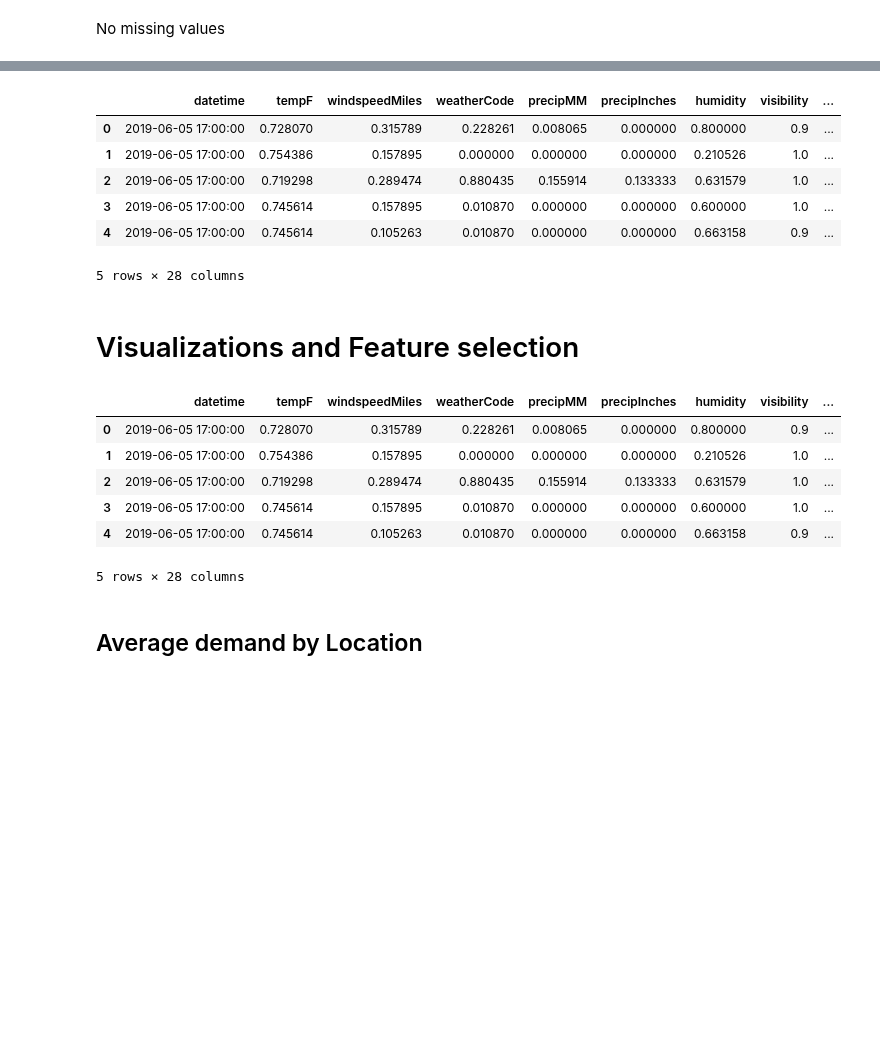
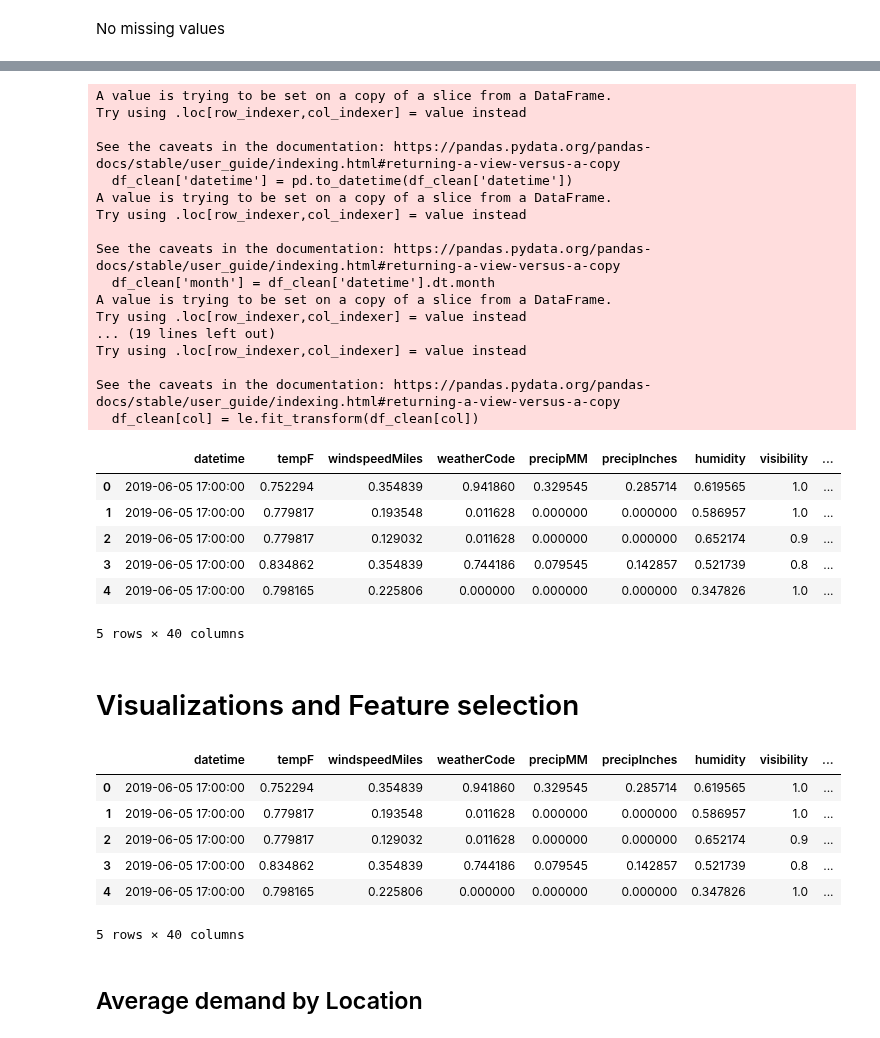
Before and after one commit to MLOPS-IE7374-Fall2024-G9/mlops-project, a Jupyter notebook: experiments/data_exp.ipynb, the cells around one changed output, grey strips where cells are left out. Saved outputs shown, nothing was run; the diff lists cells and outputs as text; code cells hidden in the pictures; blank space fills up the shorter version.

```diff
--- a/experiments/data_exp.ipynb
+++ b/experiments/data_exp.ipynb
@@ -11,0 +17,2 @@ df = pd.read_csv(r"C:\Users\misja\OneDrive\Desktop\JAHNAVI\NEU\MLOpsProject\mlop
+# %%
+df_all = pd.read_csv(file_path)
@@ -12 +39,3 @@ df = pd.read_csv(r"C:\Users\misja\OneDrive\Desktop\JAHNAVI\NEU\MLOpsProject\mlop
+# %%
+df = df_all[df_all['datetime'] < '2020-12-31T23']
 # %%
@@ -137,0 +273,6 @@ Normalization and Label Encoding
+# %%
+# Drop rows with any NaN values in the DataFrame
+df_clean = df.dropna()
+
+# Check the DataFrame after removing rows with NaN values
+(df_clean.info())
@@ -137,0 +297,6 @@ Normalization and Label Encoding
+# %%
+# Reset the index to convert the 'datetime' index back to a normal column
+df_clean.reset_index(inplace=True)
+
+# Verify that 'datetime' is now a normal column
+(df_clean.head())
@@ -138,58 +311,75 @@ Normalization and Label Encoding
 # %%
 import pandas as pd
 from sklearn.preprocessing import MinMaxScaler, LabelEncoder
 
 # Step 1: Extract the month from the 'datetime' column
-df['datetime'] = pd.to_datetime(df['datetime'])
-df['month'] = df['datetime'].dt.month
+df_clean['datetime'] = pd.to_datetime(df_clean['datetime'])
+df_clean['month'] = df_clean['datetime'].dt.month
 
 # Step 2: Normalize only numerical columns (int64 and float64)
 
 # Select only the proper numerical columns (exclude 'object' type)
-numerical_columns = df.select_dtypes(include=['int64', 'float64']).columns
+numerical_columns = df_clean.select_dtypes(include=['int64', 'float64']).columns
 
 # Initialize the MinMaxScaler
 scaler = MinMaxScaler()
 
 # Apply MinMax scaling to the numerical columns
-df[numerical_columns] = scaler.fit_transform(df[numerical_columns])
+df_clean[numerical_columns] = scaler.fit_transform(df_clean[numerical_columns])
 
 # Step 3: Convert object columns to strings and label encode them
 
 # Select categorical columns (object type)
-categorical_columns = df.select_dtypes(include=['object']).columns
+categorical_columns = df_clean.select_dtypes(include=['object']).columns
 
 # Ensure uniform data type by converting all categorical values to strings
-df[categorical_columns] = df[categorical_columns].astype(str)
+df_clean[categorical_columns] = df_clean[categorical_columns].astype(str)
 
 # Apply label encoding to each categorical column
 le = LabelEncoder()
 
 for col in categorical_columns:
-    df[col] = le.fit_transform(df[col])
+    df_clean[col] = le.fit_transform(df_clean[col])
 
 # Step 4: Check the DataFrame
-df.head()
+df_clean.head()
 # %% [output]
+A value is trying to be set on a copy of a slice from a DataFrame.
+Try using .loc[row_indexer,col_indexer] = value instead
+
+See the caveats in the documentation: https://pandas.pydata.org/pandas-docs/stable/user_guide/indexing.html#returning-a-view-versus-a-copy
+  df_clean['datetime'] = pd.to_datetime(df_clean['datetime'])
+A value is trying to be set on a copy of a slice from a DataFrame.
+Try using .loc[row_indexer,col_indexer] = value instead
+
+See the caveats in the documentation: https://pandas.pydata.org/pandas-docs/stable/user_guide/indexing.html#returning-a-view-versus-a-copy
+  df_clean['month'] = df_clean['datetime'].dt.month
+A value is trying to be set on a copy of a slice from a DataFrame.
+Try using .loc[row_indexer,col_indexer] = value instead
+... (19 lines left out)
+Try using .loc[row_indexer,col_indexer] = value instead
+
+See the caveats in the documentation: https://pandas.pydata.org/pandas-docs/stable/user_guide/indexing.html#returning-a-view-versus-a-copy
+  df_clean[col] = le.fit_transform(df_clean[col])
 |  | datetime | tempF | windspeedMiles | weatherCode | precipMM | precipInches | humidity | visibility | ... |
-| 0 | 2019-06-05 17:00:00 | 0.728070 | 0.315789 | 0.228261 | 0.008065 | 0.000000 | 0.800000 | 0.9 | ... |
-| 1 | 2019-06-05 17:00:00 | 0.754386 | 0.157895 | 0.000000 | 0.000000 | 0.000000 | 0.210526 | 1.0 | ... |
-| 2 | 2019-06-05 17:00:00 | 0.719298 | 0.289474 | 0.880435 | 0.155914 | 0.133333 | 0.631579 | 1.0 | ... |
-| 3 | 2019-06-05 17:00:00 | 0.745614 | 0.157895 | 0.010870 | 0.000000 | 0.000000 | 0.600000 | 1.0 | ... |
-| 4 | 2019-06-05 17:00:00 | 0.745614 | 0.105263 | 0.010870 | 0.000000 | 0.000000 | 0.663158 | 0.9 | ... |
+| 0 | 2019-06-05 17:00:00 | 0.752294 | 0.354839 | 0.941860 | 0.329545 | 0.285714 | 0.619565 | 1.0 | ... |
+| 1 | 2019-06-05 17:00:00 | 0.779817 | 0.193548 | 0.011628 | 0.000000 | 0.000000 | 0.586957 | 1.0 | ... |
+| 2 | 2019-06-05 17:00:00 | 0.779817 | 0.129032 | 0.011628 | 0.000000 | 0.000000 | 0.652174 | 0.9 | ... |
+| 3 | 2019-06-05 17:00:00 | 0.834862 | 0.354839 | 0.744186 | 0.079545 | 0.142857 | 0.521739 | 0.8 | ... |
+| 4 | 2019-06-05 17:00:00 | 0.798165 | 0.225806 | 0.000000 | 0.000000 | 0.000000 | 0.347826 | 1.0 | ... |
-5 rows × 28 columns
+5 rows × 40 columns
 # %% [markdown]
 # Visualizations and Feature selection
 # %%
-df.head()
+df_clean.head()
 # %% [output]
 |  | datetime | tempF | windspeedMiles | weatherCode | precipMM | precipInches | humidity | visibility | ... |
-| 0 | 2019-06-05 17:00:00 | 0.728070 | 0.315789 | 0.228261 | 0.008065 | 0.000000 | 0.800000 | 0.9 | ... |
-| 1 | 2019-06-05 17:00:00 | 0.754386 | 0.157895 | 0.000000 | 0.000000 | 0.000000 | 0.210526 | 1.0 | ... |
-| 2 | 2019-06-05 17:00:00 | 0.719298 | 0.289474 | 0.880435 | 0.155914 | 0.133333 | 0.631579 | 1.0 | ... |
-| 3 | 2019-06-05 17:00:00 | 0.745614 | 0.157895 | 0.010870 | 0.000000 | 0.000000 | 0.600000 | 1.0 | ... |
-| 4 | 2019-06-05 17:00:00 | 0.745614 | 0.105263 | 0.010870 | 0.000000 | 0.000000 | 0.663158 | 0.9 | ... |
+| 0 | 2019-06-05 17:00:00 | 0.752294 | 0.354839 | 0.941860 | 0.329545 | 0.285714 | 0.619565 | 1.0 | ... |
+| 1 | 2019-06-05 17:00:00 | 0.779817 | 0.193548 | 0.011628 | 0.000000 | 0.000000 | 0.586957 | 1.0 | ... |
+| 2 | 2019-06-05 17:00:00 | 0.779817 | 0.129032 | 0.011628 | 0.000000 | 0.000000 | 0.652174 | 0.9 | ... |
+| 3 | 2019-06-05 17:00:00 | 0.834862 | 0.354839 | 0.744186 | 0.079545 | 0.142857 | 0.521739 | 0.8 | ... |
+| 4 | 2019-06-05 17:00:00 | 0.798165 | 0.225806 | 0.000000 | 0.000000 | 0.000000 | 0.347826 | 1.0 | ... |
-5 rows × 28 columns
+5 rows × 40 columns
 # %% [markdown]
 ## Average demand by Location
 # %%
```
Also changed, not shown: parts of 49 cells of this notebook, 10 other files.
